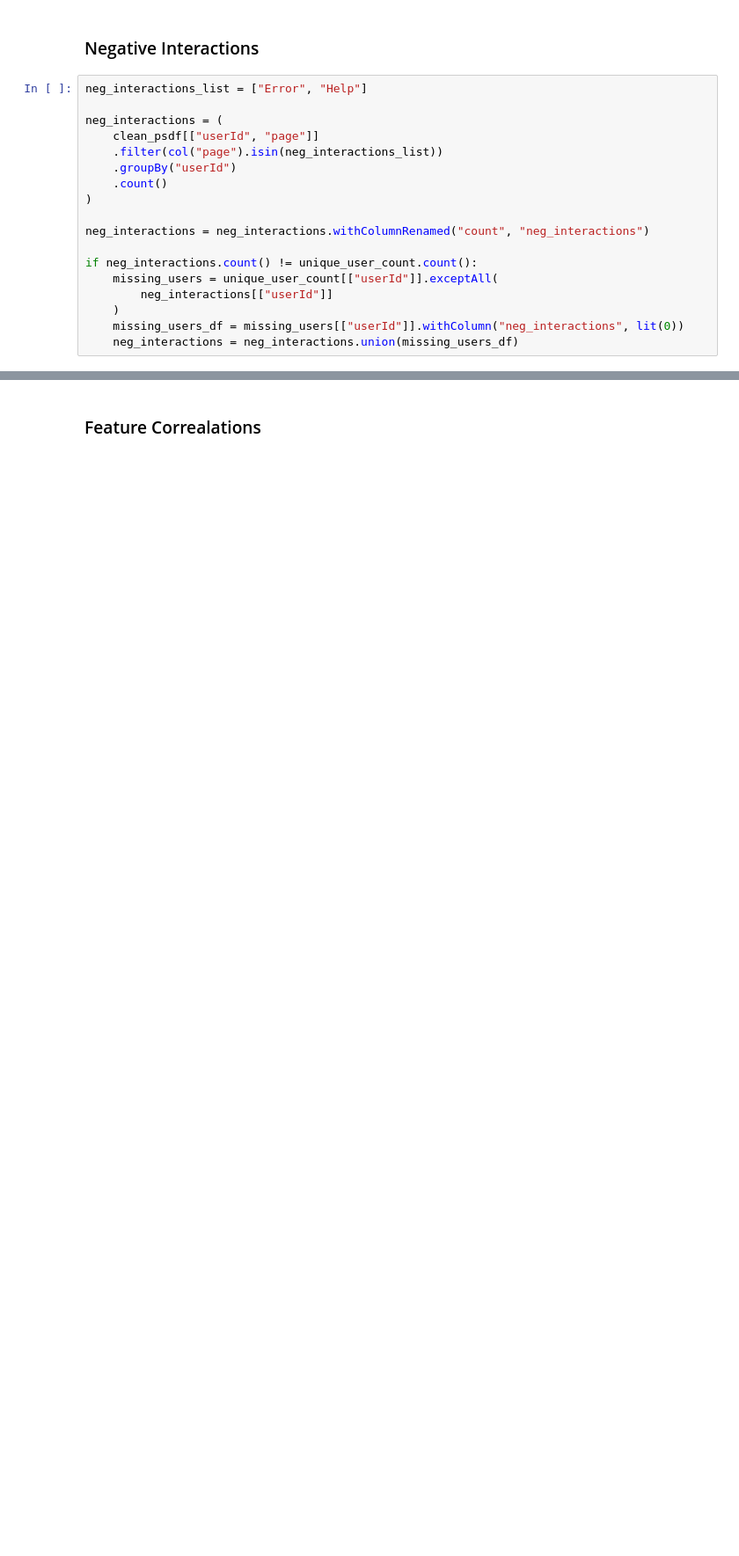
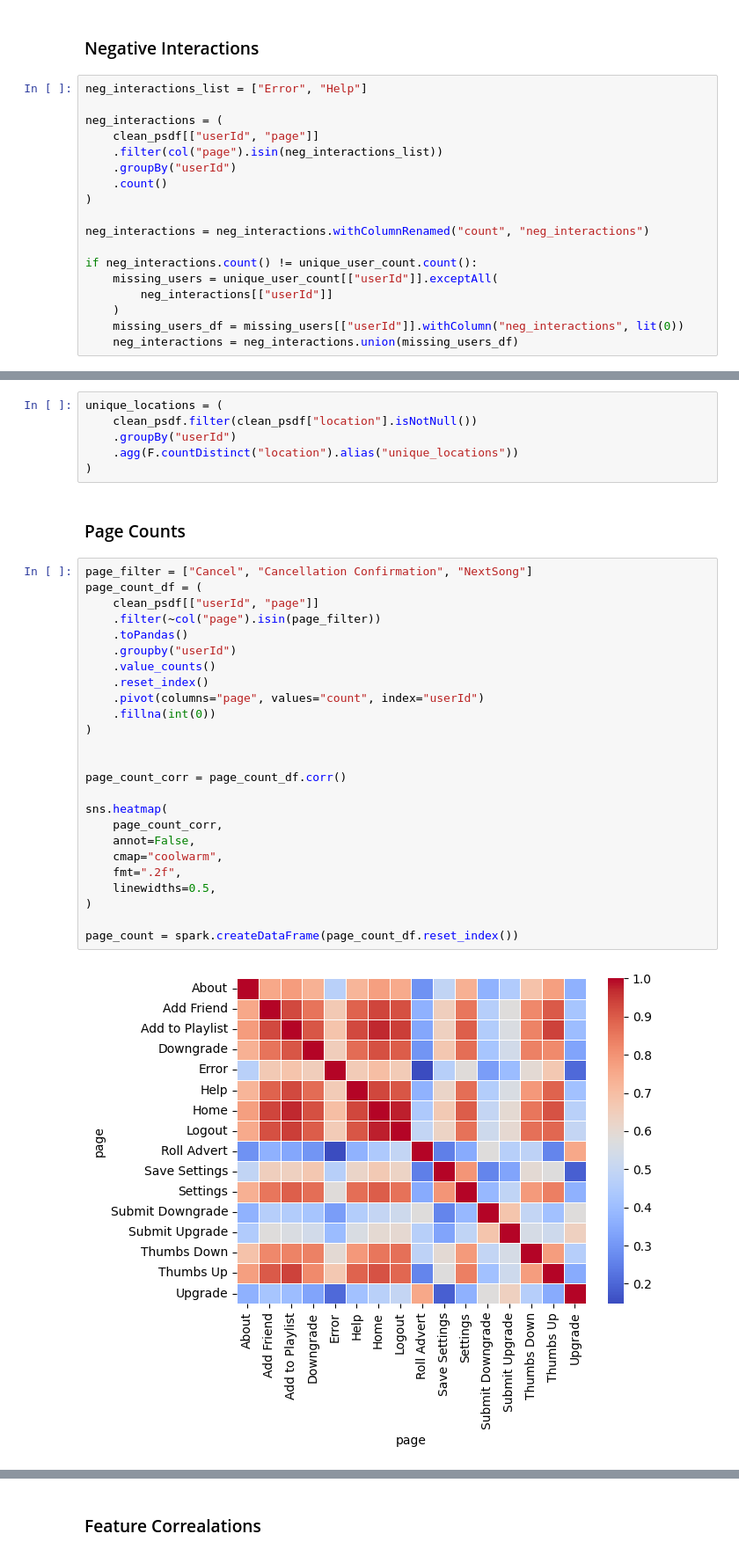
Before and after one commit to fletcherjacob/churn_project, a Jupyter notebook: spotify_churn.ipynb, the cells around one changed output, grey strips where cells are left out. Shown: that part at 88% size. Cells and saved outputs as stored; diff of their text form; blank space fills up the shorter version.

```diff
--- a/spotify_churn.ipynb
+++ b/spotify_churn.ipynb
@@ -1195,0 +1200,35 @@ if neg_interactions.count() != unique_user_count.count():
+# %%
+unique_locations = (
+    clean_psdf.filter(clean_psdf["location"].isNotNull())
+    .groupBy("userId")
+    .agg(F.countDistinct("location").alias("unique_locations"))
+)
+# %% [markdown]
+### Page Counts
+# %%
+page_filter = ["Cancel", "Cancellation Confirmation", "NextSong"]
+page_count_df = (
+    clean_psdf[["userId", "page"]]
+    .filter(~col("page").isin(page_filter))
+    .toPandas()
+    .groupby("userId")
+    .value_counts()
+    .reset_index()
+    .pivot(columns="page", values="count", index="userId")
+    .fillna(int(0))
+)
+
+
+page_count_corr = page_count_df.corr()
+
+sns.heatmap(
+    page_count_corr,
+    annot=False,
+    cmap="coolwarm",
+    fmt=".2f",
+    linewidths=0.5,
+)
+
+page_count = spark.createDataFrame(page_count_df.reset_index())
+# %% [output]
+[figure, added]
```
Also changed, not shown: parts of 18 cells of this notebook.
